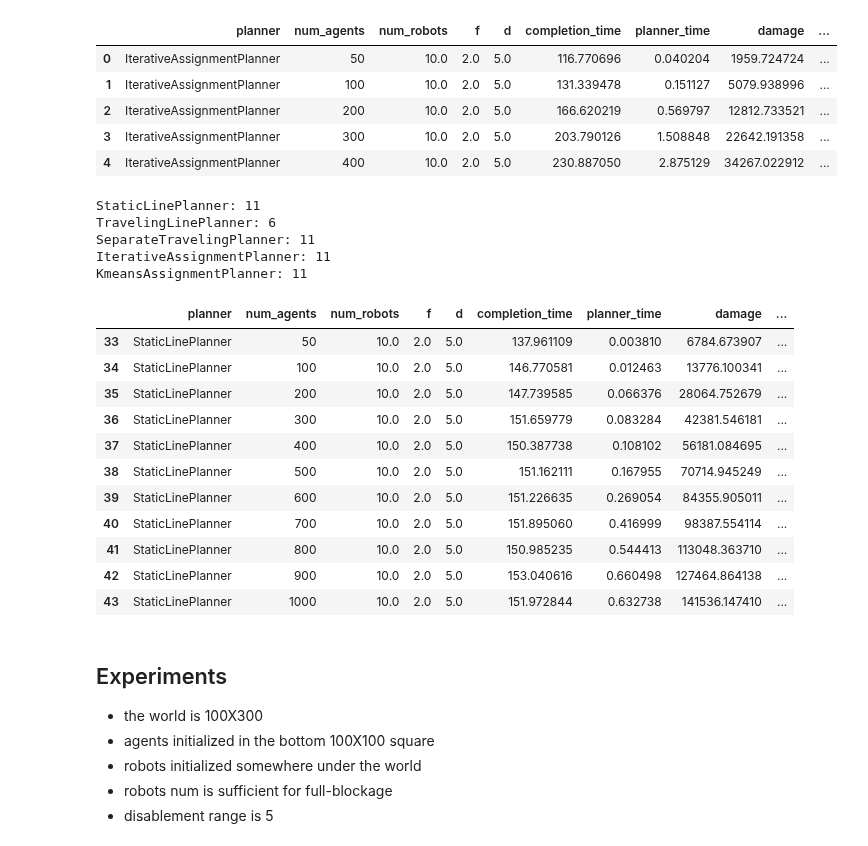
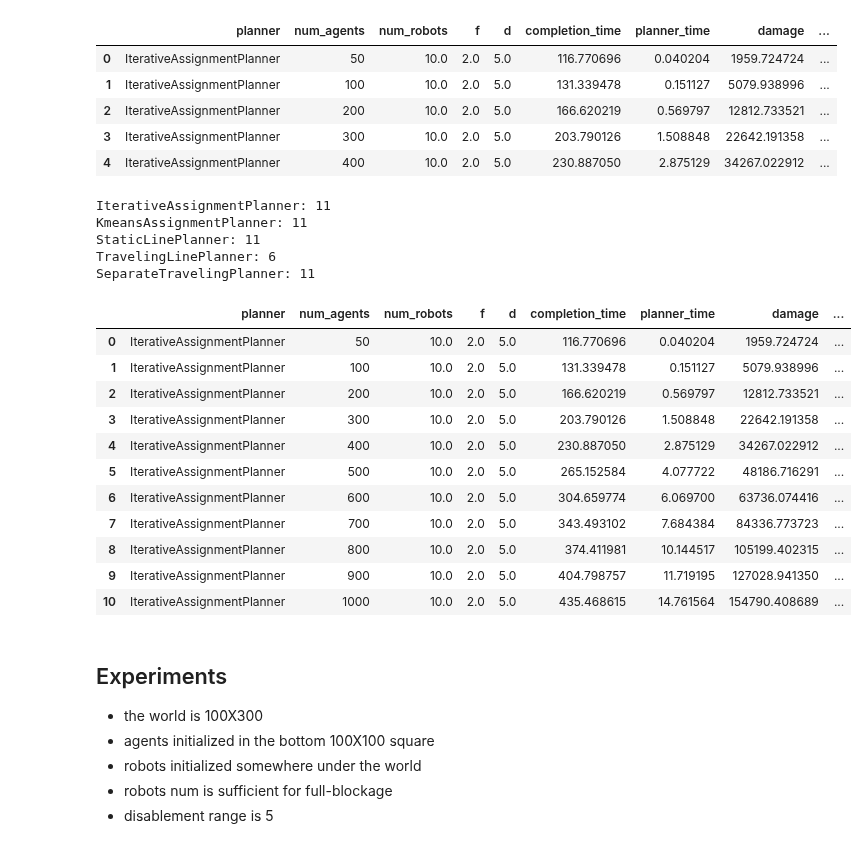
Before and after one commit to Elilgo324/dsd, a Jupyter notebook: experiments/full_blockage/agents.ipynb, the cells around one changed output. Saved outputs shown, nothing was run; the diff lists cells and outputs as text; code cells hidden in the pictures.

```diff
--- a/experiments/full_blockage/agents.ipynb
+++ b/experiments/full_blockage/agents.ipynb
@@ -17,33 +17,34 @@ results.head()
 | 3 | IterativeAssignmentPlanner | 300 | 10.0 | 2.0 | 5.0 | 203.790126 | 1.508848 | 22642.191358 | ... |
 | 4 | IterativeAssignmentPlanner | 400 | 10.0 | 2.0 | 5.0 | 230.887050 | 2.875129 | 34267.022912 | ... |
 # %%
-planners_names = ['StaticLinePlanner', 'TravelingLinePlanner',
-                  'SeparateTravelingPlanner', 'IterativeAssignmentPlanner', 'KmeansAssignmentPlanner']
-# planners_names = ['High100TravelingLinePlanner', 'High2TravelingLinePlanner','TopDownScannerPlanner']
+planners_names = ['IterativeAssignmentPlanner', 'KmeansAssignmentPlanner',
+                  'StaticLinePlanner', 'TravelingLinePlanner', 'SeparateTravelingPlanner']
+
+colors = ['tab:red','tab:brown','tab:blue','tab:orange','tab:green']
 
 for name in planners_names:
     print(f'{name}: {results[results.planner == name].shape[0]}')
 
 planners_results = [results.loc[results['planner'] == name] for name in planners_names]
 planners_results[0].head(11)
 # %% [output]
+IterativeAssignmentPlanner: 11
+KmeansAssignmentPlanner: 11
 StaticLinePlanner: 11
 TravelingLinePlanner: 6
 SeparateTravelingPlanner: 11
-IterativeAssignmentPlanner: 11
-KmeansAssignmentPlanner: 11
 |  | planner | num_agents | num_robots | f | d | completion_time | planner_time | damage | ... |
-| 33 | StaticLinePlanner | 50 | 10.0 | 2.0 | 5.0 | 137.961109 | 0.003810 | 6784.673907 | ... |
-| 34 | StaticLinePlanner | 100 | 10.0 | 2.0 | 5.0 | 146.770581 | 0.012463 | 13776.100341 | ... |
-| 35 | StaticLinePlanner | 200 | 10.0 | 2.0 | 5.0 | 147.739585 | 0.066376 | 28064.752679 | ... |
-| 36 | StaticLinePlanner | 300 | 10.0 | 2.0 | 5.0 | 151.659779 | 0.083284 | 42381.546181 | ... |
-| 37 | StaticLinePlanner | 400 | 10.0 | 2.0 | 5.0 | 150.387738 | 0.108102 | 56181.084695 | ... |
-| 38 | StaticLinePlanner | 500 | 10.0 | 2.0 | 5.0 | 151.162111 | 0.167955 | 70714.945249 | ... |
-| 39 | StaticLinePlanner | 600 | 10.0 | 2.0 | 5.0 | 151.226635 | 0.269054 | 84355.905011 | ... |
-| 40 | StaticLinePlanner | 700 | 10.0 | 2.0 | 5.0 | 151.895060 | 0.416999 | 98387.554114 | ... |
-| 41 | StaticLinePlanner | 800 | 10.0 | 2.0 | 5.0 | 150.985235 | 0.544413 | 113048.363710 | ... |
-| 42 | StaticLinePlanner | 900 | 10.0 | 2.0 | 5.0 | 153.040616 | 0.660498 | 127464.864138 | ... |
-| 43 | StaticLinePlanner | 1000 | 10.0 | 2.0 | 5.0 | 151.972844 | 0.632738 | 141536.147410 | ... |
+| 0 | IterativeAssignmentPlanner | 50 | 10.0 | 2.0 | 5.0 | 116.770696 | 0.040204 | 1959.724724 | ... |
+| 1 | IterativeAssignmentPlanner | 100 | 10.0 | 2.0 | 5.0 | 131.339478 | 0.151127 | 5079.938996 | ... |
+| 2 | IterativeAssignmentPlanner | 200 | 10.0 | 2.0 | 5.0 | 166.620219 | 0.569797 | 12812.733521 | ... |
+| 3 | IterativeAssignmentPlanner | 300 | 10.0 | 2.0 | 5.0 | 203.790126 | 1.508848 | 22642.191358 | ... |
+| 4 | IterativeAssignmentPlanner | 400 | 10.0 | 2.0 | 5.0 | 230.887050 | 2.875129 | 34267.022912 | ... |
+| 5 | IterativeAssignmentPlanner | 500 | 10.0 | 2.0 | 5.0 | 265.152584 | 4.077722 | 48186.716291 | ... |
+| 6 | IterativeAssignmentPlanner | 600 | 10.0 | 2.0 | 5.0 | 304.659774 | 6.069700 | 63736.074416 | ... |
+| 7 | IterativeAssignmentPlanner | 700 | 10.0 | 2.0 | 5.0 | 343.493102 | 7.684384 | 84336.773723 | ... |
+| 8 | IterativeAssignmentPlanner | 800 | 10.0 | 2.0 | 5.0 | 374.411981 | 10.144517 | 105199.402315 | ... |
+| 9 | IterativeAssignmentPlanner | 900 | 10.0 | 2.0 | 5.0 | 404.798757 | 11.719195 | 127028.941350 | ... |
+| 10 | IterativeAssignmentPlanner | 1000 | 10.0 | 2.0 | 5.0 | 435.468615 | 14.761564 | 154790.408689 | ... |
 # %% [markdown]
 ## Experiments
 
```
Also changed, not shown: parts of 2 cells of this notebook, 8 other files.
